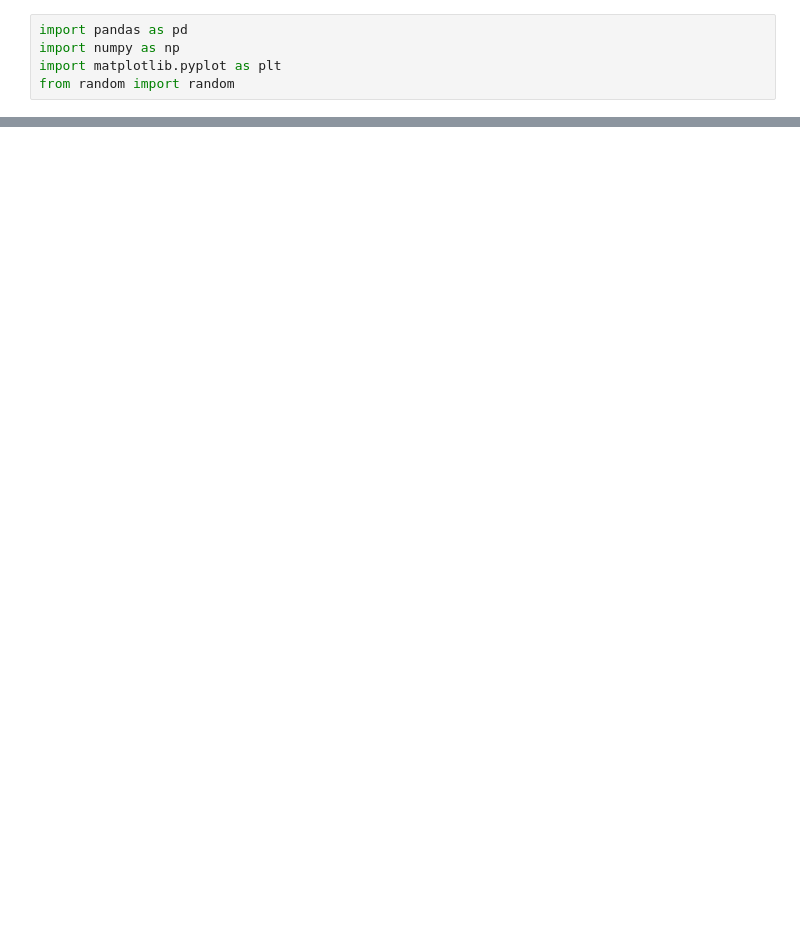
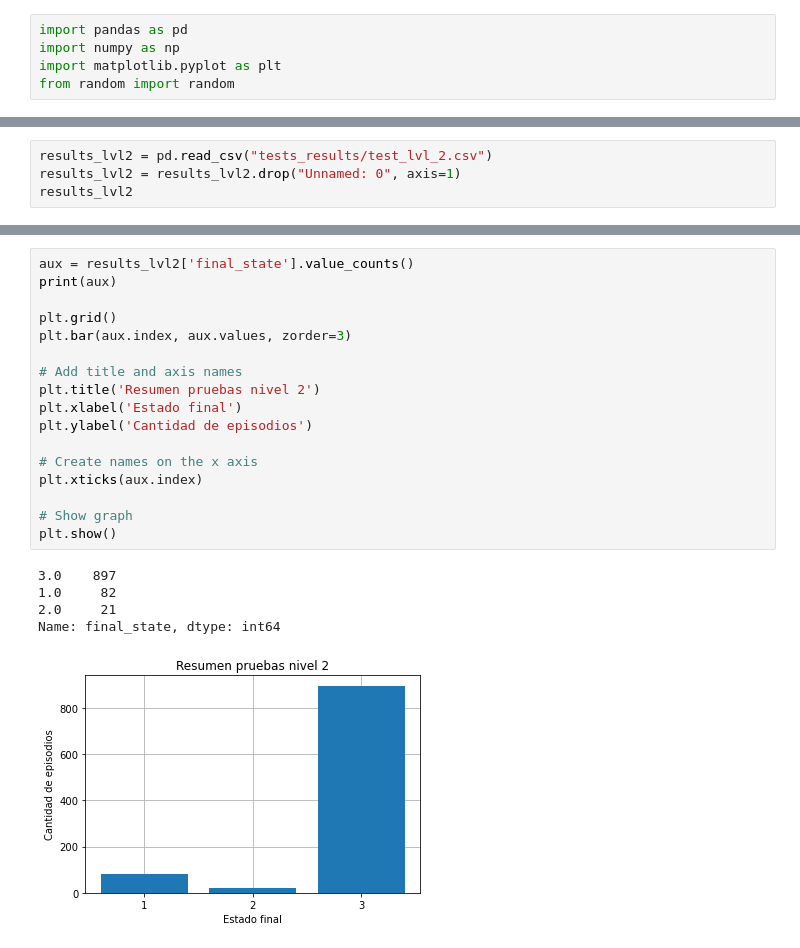
Before and after one commit to jaguzmanm/TesisIELE, a Jupyter notebook: process_results.ipynb, the cells around one changed output, grey strips where cells are left out. Saved outputs shown, nothing was run; the diff lists cells and outputs as text; blank space fills up the shorter version.

```diff
--- a/process_results.ipynb
+++ b/process_results.ipynb
@@ -5,0 +55,4 @@ from random import random
+# %%
+results_lvl2 = pd.read_csv("tests_results/test_lvl_2.csv")
+results_lvl2 = results_lvl2.drop("Unnamed: 0", axis=1)
+results_lvl2
@@ -5,0 +73,23 @@ from random import random
+# %%
+aux = results_lvl2['final_state'].value_counts()
+print(aux)
+
+plt.grid()
+plt.bar(aux.index, aux.values, zorder=3)
+
+# Add title and axis names
+plt.title('Resumen pruebas nivel 2')
+plt.xlabel('Estado final')
+plt.ylabel('Cantidad de episodios')
+
+# Create names on the x axis
+plt.xticks(aux.index)
+
+# Show graph
+plt.show()
+# %% [output]
+3.0    897
+1.0     82
+2.0     21
+Name: final_state, dtype: int64
+[figure, added]
```
Also changed, not shown: parts of 21 cells of this notebook, 6 other files.
